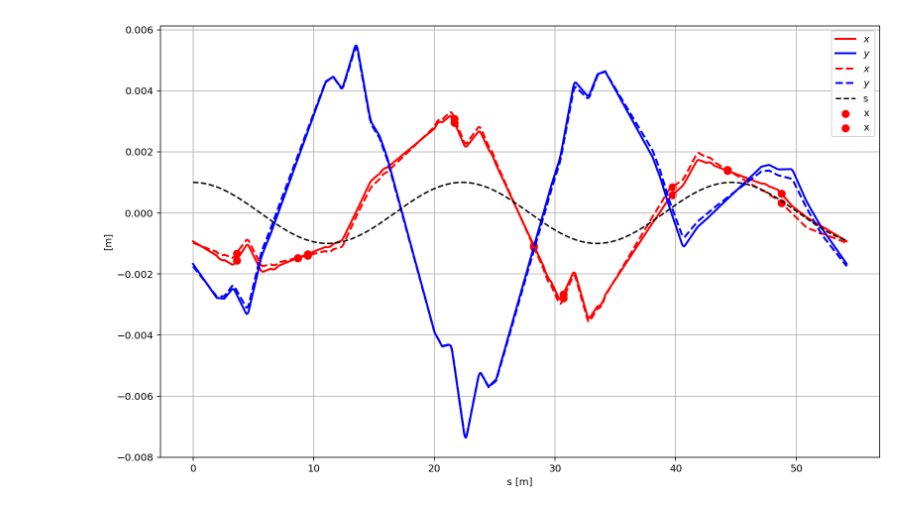
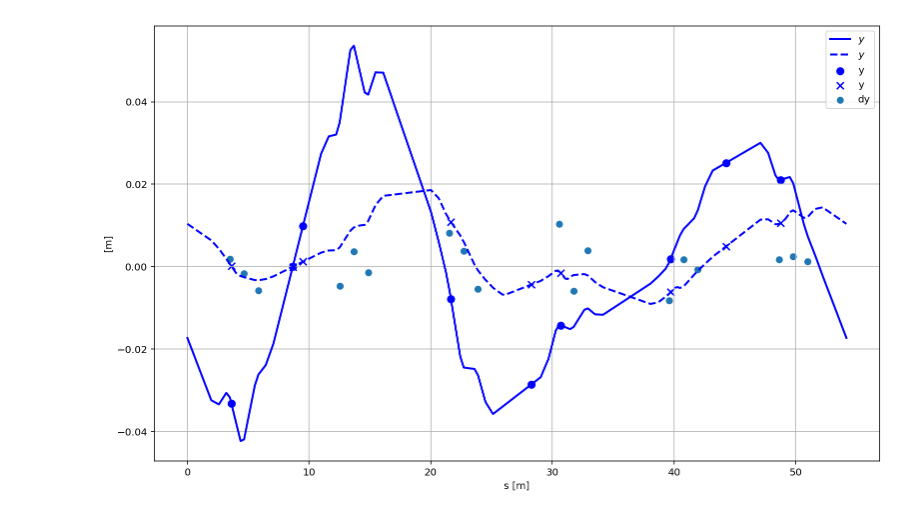
Before and after one commit to drabusov/cryring, a Jupyter notebook: Orbit_correction.ipynb, the cells around one changed output. Saved outputs shown, nothing was run; the diff lists cells and outputs as text; code cells hidden in the pictures.

```diff
--- a/Orbit_correction.ipynb
+++ b/Orbit_correction.ipynb
@@ -100,19 +139,22 @@ madx = Madx(stdout=False)
 pc = np.sqrt(2*0.9382720813*50*10**(-6)) # Kin Energy 50 KeV
 myStr0 = input_str(pc)
 
+# check the seed, it can be the cause of the error
+
+
+dxdy = [trun_norm(2.5) for i in range(2*3*6)]
+
+
 myStr1 = '''
 addquaderr(dx_err,dy_err,quadname): macro = {
 SELECT, FLAG=error, clear;
-eoption, seed=2, add=false;
+eoption, add=false;
 SELECT, FLAG=error, PATTERN="quadname";
 
-EALIGN, DX:=dx_err, DY:=dy_err;
+EALIGN, DX:=0.005*(dx_err-2.5), DY:=0.005*(dy_err -2.5);
 };'''
 
 
-
-
-dxdy = np.random.normal(0.,0.001, 2*18)
 myStr2 = '''
 
 exec, addquaderr({},{},YR02QS1);
@@ -143,13 +185,18 @@ SELECT, FLAG = ERROR, FULL;
 ESAVE, FILE = err.txt;
 
 select,flag=interpolate, class=drift, slice=20, range=#s/#e;
-select,flag=interpolate, class=quadrupole, slice=8, range=#s/#e;
+!select,flag=interpolate, class=quadrupole, slice=8, range=#s/#e;
 select,flag=interpolate, class=sbend, slice=10, range=#s/#e;
 twiss;
 '''.format(*dxdy)
+
 
 madx.input(myStr0);
 madx.input(myStr1);
 madx.input(myStr2);
 DF0=madx.table.twiss.dframe()
 bpmDF0 = DF0[DF0["keyword"]=="hmonitor"]
+qsPos = DF0[DF0["keyword"]=="quadrupole"]
+
+err =madx.table.efield.dframe()
+qsERR = err[err["name"].str.contains("qs")]
@@ -164,19 +240,16 @@ bpmDF = DF[DF["keyword"]=="hmonitor"]
 # %%
 fig = plt.figure(figsize=(13,8))
-plt.plot(DF0['s'],DF0['x'],'r', label='$x$', lw=2)
 plt.plot(DF0['s'],DF0['y'],'b', label='$y$', lw=2)
-plt.scatter(bpmDF0.s,bpmDF0.x, color = "red", s = 50)
+plt.scatter(bpmDF0.s,bpmDF0.y, color = "blue", s = 50)
 
-plt.plot(DF['s'],DF['x'],'r',ls="--", label='$x$', lw=2)
 plt.plot(DF['s'],DF['y'],'b',ls="--", label='$y$', lw=2)
+plt.scatter(bpmDF.s,bpmDF.y, color = "blue", s = 50, marker="x")
 
-plt.scatter(bpmDF.s,bpmDF.x, color = "red", s = 50)
-
-plt.plot(DF['s'],0.001*np.cos(2*np.pi*2.42*DF['s']/54),'black',ls="--")
+plt.scatter(qsPos.s,qsERR.dy)
 
 plt.legend(loc='best')
 plt.ylabel('[m]')
 plt.xlabel('s [m]')
 plt.grid()
 # %% [output]
-[figure, old version]
+[figure, new version]
```
Also changed, not shown: parts of 28 cells of this notebook.
